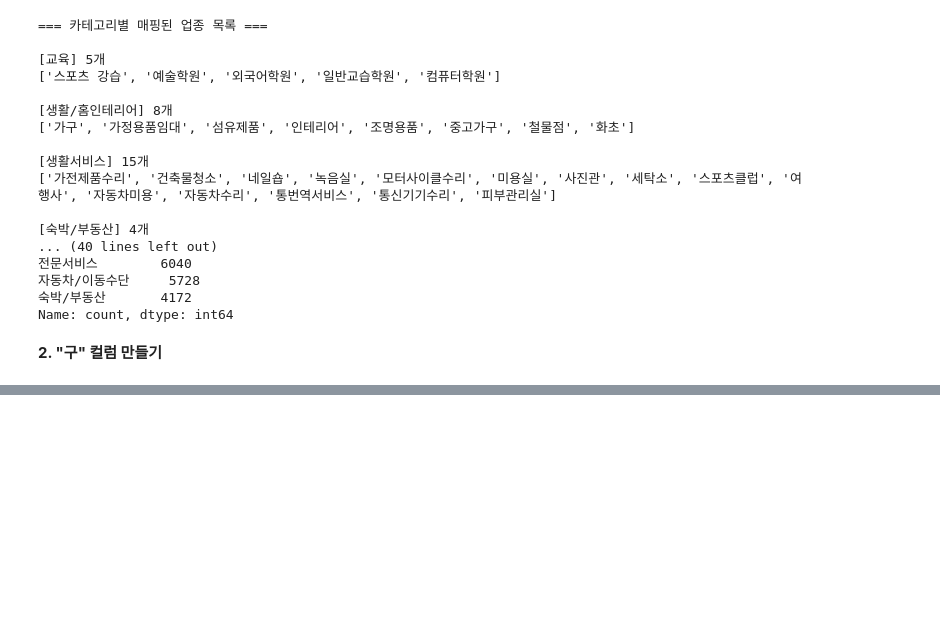
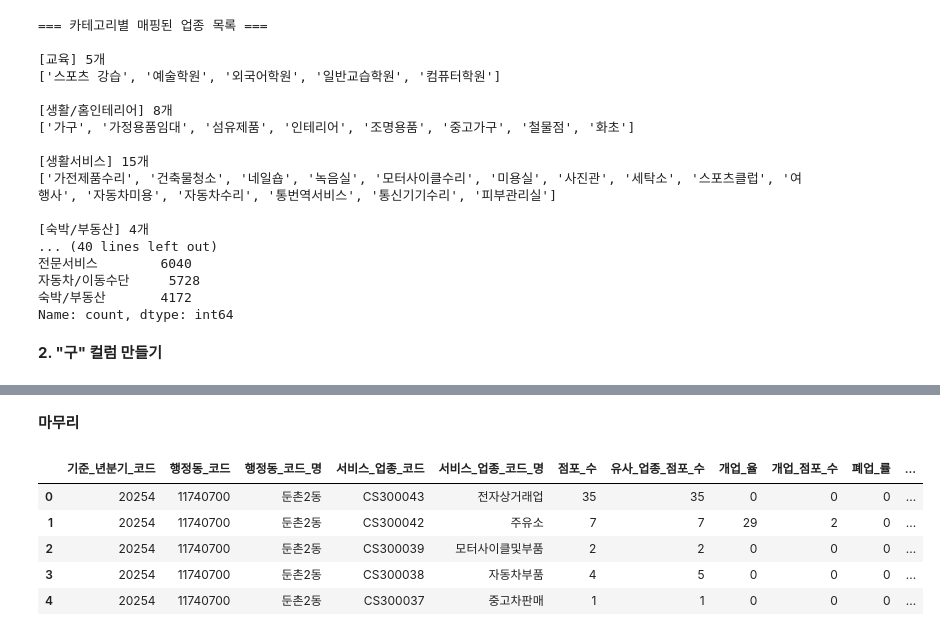
Before and after one commit to 2026-DSLab/2026-Seoul-Bigdata-Contest, a Jupyter notebook: code/preprocessing/preprocess_commercial_data.ipynb, the cells around one changed output, grey strips where cells are left out. Saved outputs shown, nothing was run; the diff lists cells and outputs as text; code cells hidden in the pictures; blank space fills up the shorter version.

```diff
--- a/code/preprocessing/preprocess_commercial_data.ipynb
+++ b/code/preprocessing/preprocess_commercial_data.ipynb
@@ -180,3 +180,19 @@ print(df['카테고리'].value_counts())
 Name: count, dtype: int64
 # %% [markdown]
 **2. "구" 컬럼 만들기**
+# %%
+df['자치구_코드'] = df['행정동_코드'].astype(str).str[0:5].astype(int)
+# %%
+gu_map = {
+    11110: '종로구', 11140: '중구', 11170: '용산구',
+    11200: '성동구', 11215: '광진구', 11230: '동대문구',
+    11260: '중랑구', 11290: '성북구', 11305: '강북구',
+    11320: '도봉구', 11350: '노원구', 11380: '은평구',
+    11410: '서대문구', 11440: '마포구', 11470: '양천구',
+    11500: '강서구', 11530: '구로구', 11545: '금천구',
+    11560: '영등포구', 11590: '동작구', 11620: '관악구',
+    11650: '서초구', 11680: '강남구', 11710: '송파구',
+    11740: '강동구'
+}
+
+df['자치구_코드_명'] = df['자치구_코드'].map(gu_map)
@@ -182,0 +233,4 @@ Name: count, dtype: int64
+# %%
+dong_total = df.groupby('행정동_코드')['점포_수'].sum().reset_index()
+dong_total.rename(columns={'점포_수': '동_총_점포_수'}, inplace=True)
+df = df.merge(dong_total, on='행정동_코드', how='left')
@@ -182,0 +256,11 @@ Name: count, dtype: int64
+# %% [markdown]
+**마무리**
+# %%
+df.head()
+# %% [output]
+|  | 기준_년분기_코드 | 행정동_코드 | 행정동_코드_명 | 서비스_업종_코드 | 서비스_업종_코드_명 | 점포_수 | 유사_업종_점포_수 | 개업_율 | 개업_점포_수 | 폐업_률 | ... |
+| 0 | 20254 | 11740700 | 둔촌2동 | CS300043 | 전자상거래업 | 35 | 35 | 0 | 0 | 0 | ... |
+| 1 | 20254 | 11740700 | 둔촌2동 | CS300042 | 주유소 | 7 | 7 | 29 | 2 | 0 | ... |
+| 2 | 20254 | 11740700 | 둔촌2동 | CS300039 | 모터사이클및부품 | 2 | 2 | 0 | 0 | 0 | ... |
+| 3 | 20254 | 11740700 | 둔촌2동 | CS300038 | 자동차부품 | 4 | 5 | 0 | 0 | 0 | ... |
+| 4 | 20254 | 11740700 | 둔촌2동 | CS300037 | 중고차판매 | 1 | 1 | 0 | 0 | 0 | ... |
```
Also changed, not shown: parts of 9 cells of this notebook, 1 other file.
